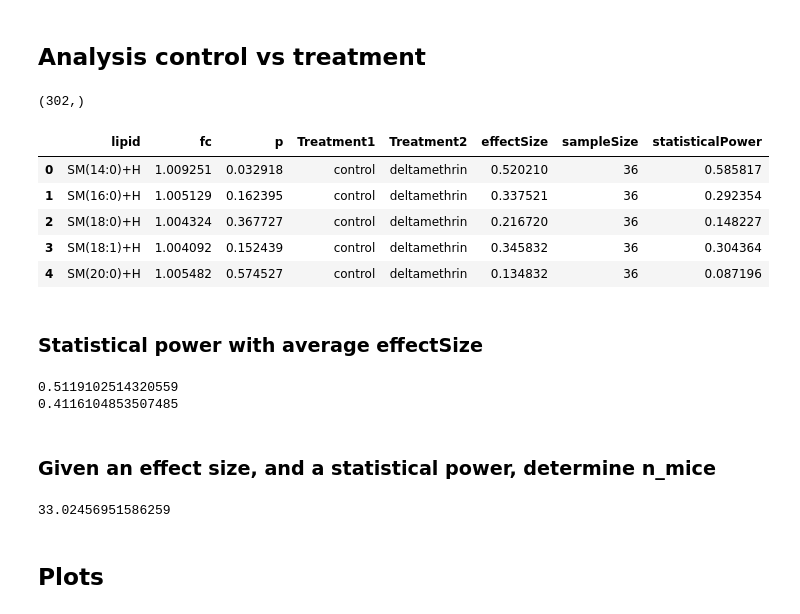
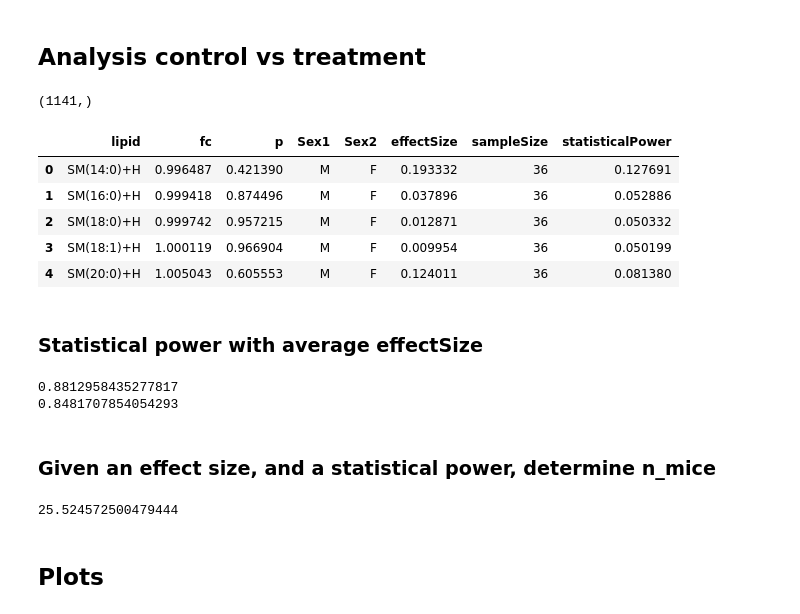
Before and after one commit to Ivan2nn/Lypidomics2, a Jupyter notebook: analysis-filtered-lipids.ipynb, the cells around one changed output. Cells and saved outputs as stored; diff of their text form; code cells hidden in the pictures.

Commit message:
effectsize.ipynb

```diff
--- a/analysis-filtered-lipids.ipynb
+++ b/analysis-filtered-lipids.ipynb
@@ -37,7 +57,7 @@ print(test_enc_name)
 # %% [output]
 _BatchCorTrue_NanRemTrue_minmax
 # %%
-with open(os.path.join('results','significant_lipids_pls2_treatment'+test_enc_name+'.txt'),'r') as f:
-    lipid_names = f.read().splitlines()
-print(lipid_names)
-print(len(lipid_names))
+# with open(os.path.join('results','significant_lipids_pls2_treatment'+test_enc_name+'.txt'),'r') as f:
+    # lipid_names = f.read().splitlines()
+# print(lipid_names)
+# print(len(lipid_names))
@@ -55,3 +70,4 @@ sns.set(style = 'whitegrid')
 # %%
 data_tmp = pd.read_excel(os.path.join(data_path,'raw_data.xlsx'))
 data_tmp.head()
+lipid_names = np.unique(data_tmp['Individual Lipid Species'])
@@ -427,59 +428,59 @@ control deltamethrin 2.1762 0.0329    0.0329   True
 # %%
 lipids_list.shape
 # %% [output]
-(302,)
+(1141,)
 # %%
 import itertools
-factor = 'Treatment'
+factor = 'Sex'
 results_all = []
 for l in lipids_list:
     data_lipid = data[data['IndividualLipidSpecies'] == l]
     if data_lipid[factor].unique().size > 1: # Some lipids are not found in both classes
         for c in itertools.combinations(data_lipid[factor].unique(),2):
             a = data_lipid[data_lipid[factor] == c[0]]['log_scaled_area'].values
             b = data_lipid[data_lipid[factor] == c[1]]['log_scaled_area'].values
             pvalue = ttest_ind(a,b)[1]
             fc = np.mean(a)/np.mean(b)
             cd = np.abs((np.mean(a) - np.mean(b)))
             cd /= np.sqrt(
                 ((a.size - 1)*np.var(a) + (b.size - 1)*np.var(b)) / (a.size + b.size - 2)
             )
             n_samples = a.size
             sp = TTestIndPower().power(effect_size=cd, nobs1=n_samples, alpha=0.05)
             results_all.append([l, fc, pvalue, c[0], c[1], cd, n_samples, sp])
 
 colnames = ['lipid', 'fc', 'p', factor+'1', factor+'2', 'effectSize', 'sampleSize', 'statisticalPower']
 results_all = pd.DataFrame(data=results_all, columns= colnames)
 results_all.head()
 # %% [output]
-|  | lipid | fc | p | Treatment1 | Treatment2 | effectSize | sampleSize | statisticalPower |
-| 0 | SM(14:0)+H | 1.009251 | 0.032918 | control | deltamethrin | 0.520210 | 36 | 0.585817 |
-| 1 | SM(16:0)+H | 1.005129 | 0.162395 | control | deltamethrin | 0.337521 | 36 | 0.292354 |
-| 2 | SM(18:0)+H | 1.004324 | 0.367727 | control | deltamethrin | 0.216720 | 36 | 0.148227 |
-| 3 | SM(18:1)+H | 1.004092 | 0.152439 | control | deltamethrin | 0.345832 | 36 | 0.304364 |
-| 4 | SM(20:0)+H | 1.005482 | 0.574527 | control | deltamethrin | 0.134832 | 36 | 0.087196 |
+|  | lipid | fc | p | Sex1 | Sex2 | effectSize | sampleSize | statisticalPower |
+| 0 | SM(14:0)+H | 0.996487 | 0.421390 | M | F | 0.193332 | 36 | 0.127691 |
+| 1 | SM(16:0)+H | 0.999418 | 0.874496 | M | F | 0.037896 | 36 | 0.052886 |
+| 2 | SM(18:0)+H | 0.999742 | 0.957215 | M | F | 0.012871 | 36 | 0.050332 |
+| 3 | SM(18:1)+H | 1.000119 | 0.966904 | M | F | 0.009954 | 36 | 0.050199 |
+| 4 | SM(20:0)+H | 1.005043 | 0.605553 | M | F | 0.124011 | 36 | 0.081380 |
 # %% [markdown]
 ### Statistical power with average effectSize
 # %%
-es_mean = np.median(results_all['effectSize'][results_all['p']<0.05])
+es_mean = np.max(results_all['effectSize'][results_all['p']<0.05])
 # es_mean = 0.8
 print(es_mean)
 n_mice = 24
 statisticalPower = TTestIndPower().power(effect_size=es_mean, nobs1=n_mice, alpha=0.05)
 print(statisticalPower)
 # %% [output]
-0.5119102514320559
-0.4116104853507485
+0.8812958435277817
+0.8481707854054293
 # %% [markdown]
 ### Given an effect size, and a statistical power, determine n_mice
 # %%
-es_mean = 0.7
+es_mean = 0.8
 alpha = 0.05
 statisticalPower = 0.8
 n_mice_ideal = TTestIndPower().solve_power(effect_size=es_mean, alpha=alpha, power=statisticalPower)
 print(n_mice_ideal)
 # %% [output]
-33.02456951586259
+25.524572500479444
 # %% [markdown]
 ## Plots
 # %%
```
Also changed, not shown: parts of 35 cells of this notebook, 2 other files.
